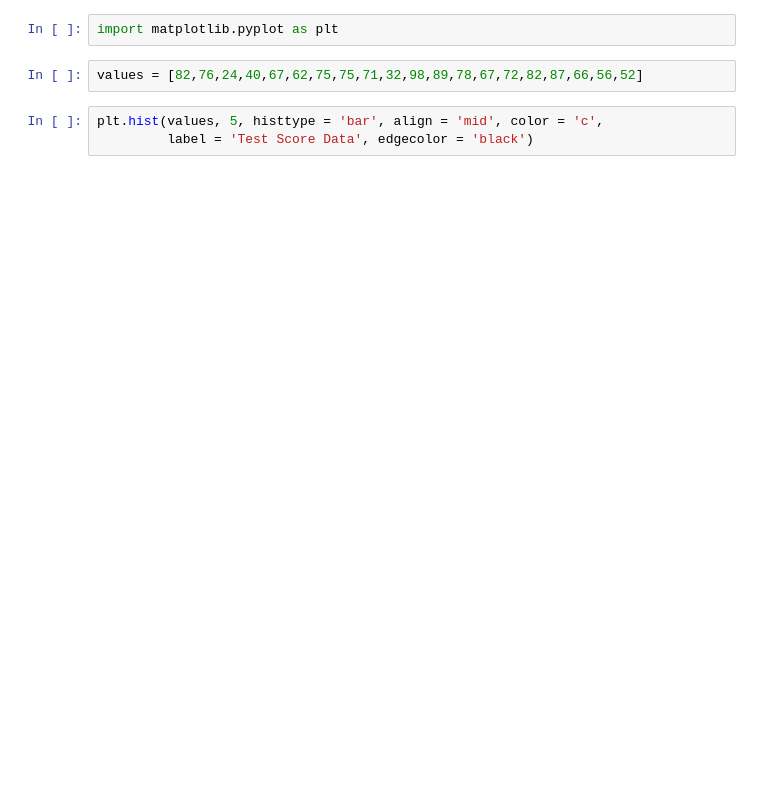
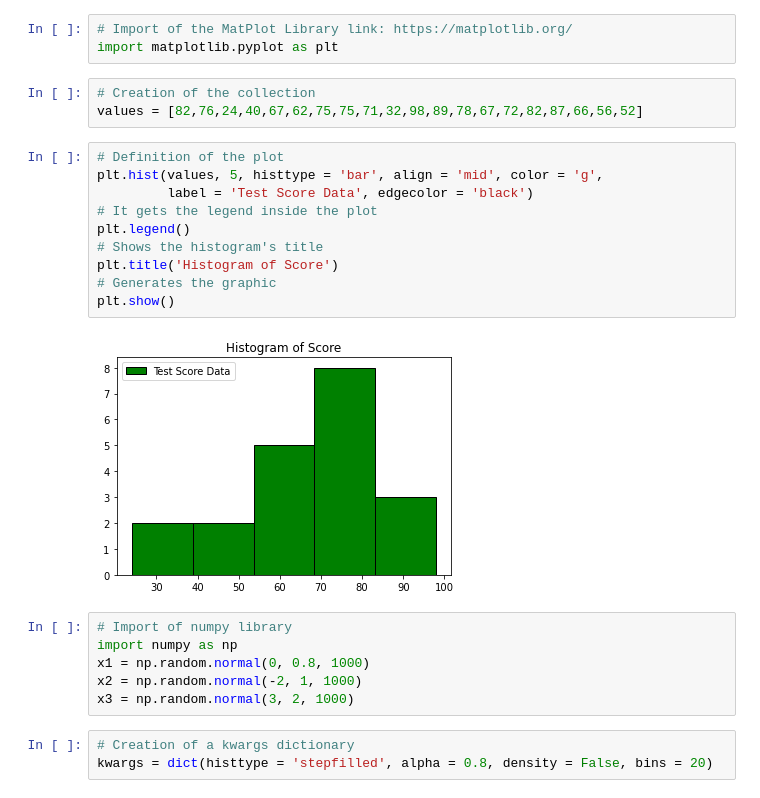
Before and after one commit to victormnevarezh/DataMining, a Jupyter notebook: EDA.ipynb, the cells around one changed output. Drawn from its saved outputs; the diff is of its cells as text; blank space fills up the shorter version.

```diff
--- a/EDA.ipynb
+++ b/EDA.ipynb
@@ -1,7 +1,27 @@
-# %%
-import matplotlib.pyplot as plt
+# %%
+# Import of the MatPlot Library link: https://matplotlib.org/
+import matplotlib.pyplot as plt
 # %%
+# Creation of the collection
 values = [82,76,24,40,67,62,75,75,71,32,98,89,78,67,72,82,87,66,56,52]
 # %%
-plt.hist(values, 5, histtype = 'bar', align = 'mid', color = 'c',
+# Definition of the plot
+plt.hist(values, 5, histtype = 'bar', align = 'mid', color = 'g',
          label = 'Test Score Data', edgecolor = 'black')
+# It gets the legend inside the plot
+plt.legend()
+# Shows the histogram's title
+plt.title('Histogram of Score')
+# Generates the graphic
+plt.show()
+# %% [output]
+[figure, added]
+# %%
+# Import of numpy library
+import numpy as np
+x1 = np.random.normal(0, 0.8, 1000)
+x2 = np.random.normal(-2, 1, 1000)
+x3 = np.random.normal(3, 2, 1000)
+# %%
+# Creation of a kwargs dictionary
+kwargs = dict(histtype = 'stepfilled', alpha = 0.8, density = False, bins = 20)
```
Also changed, not shown: parts of 9 cells of this notebook.
